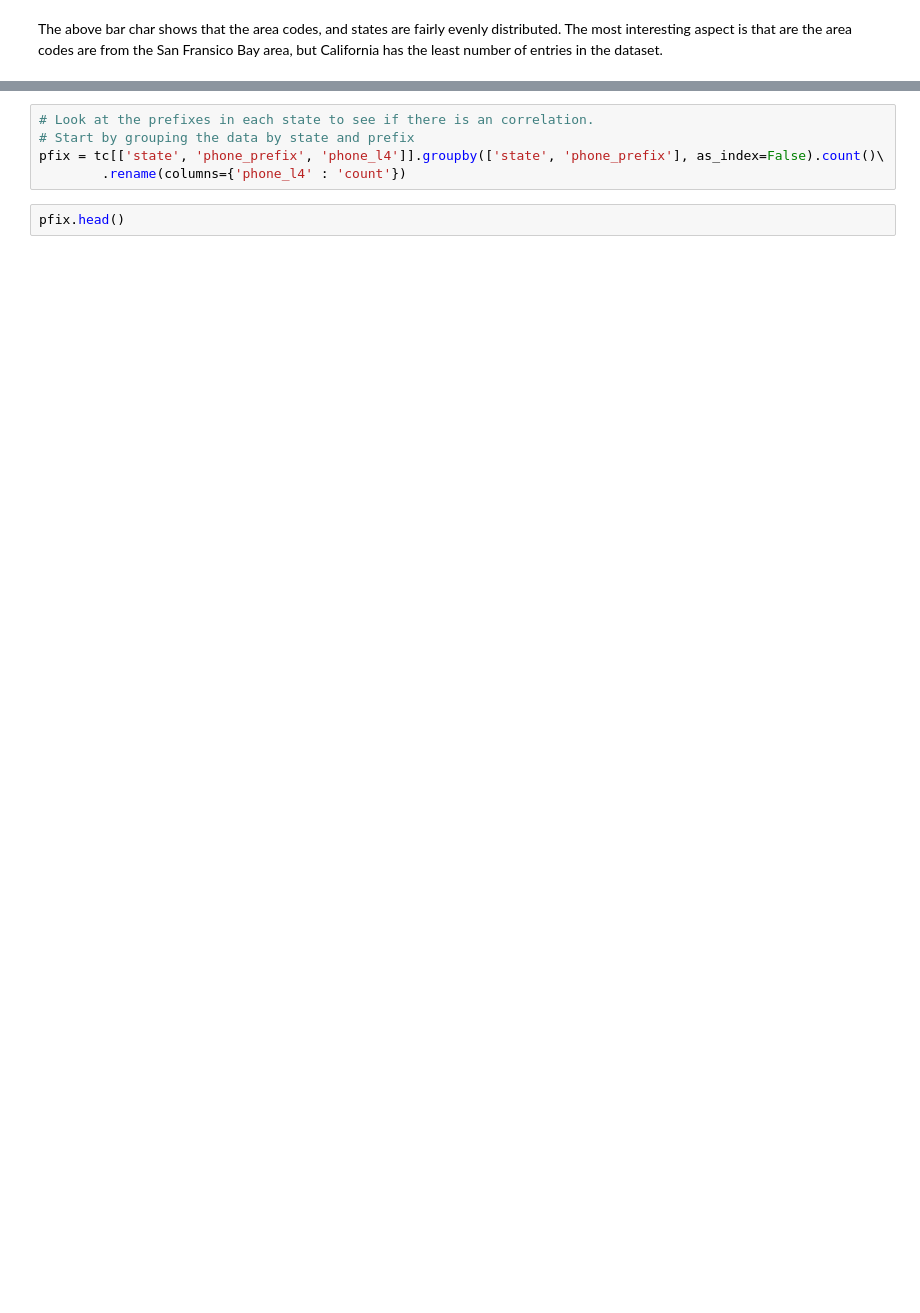
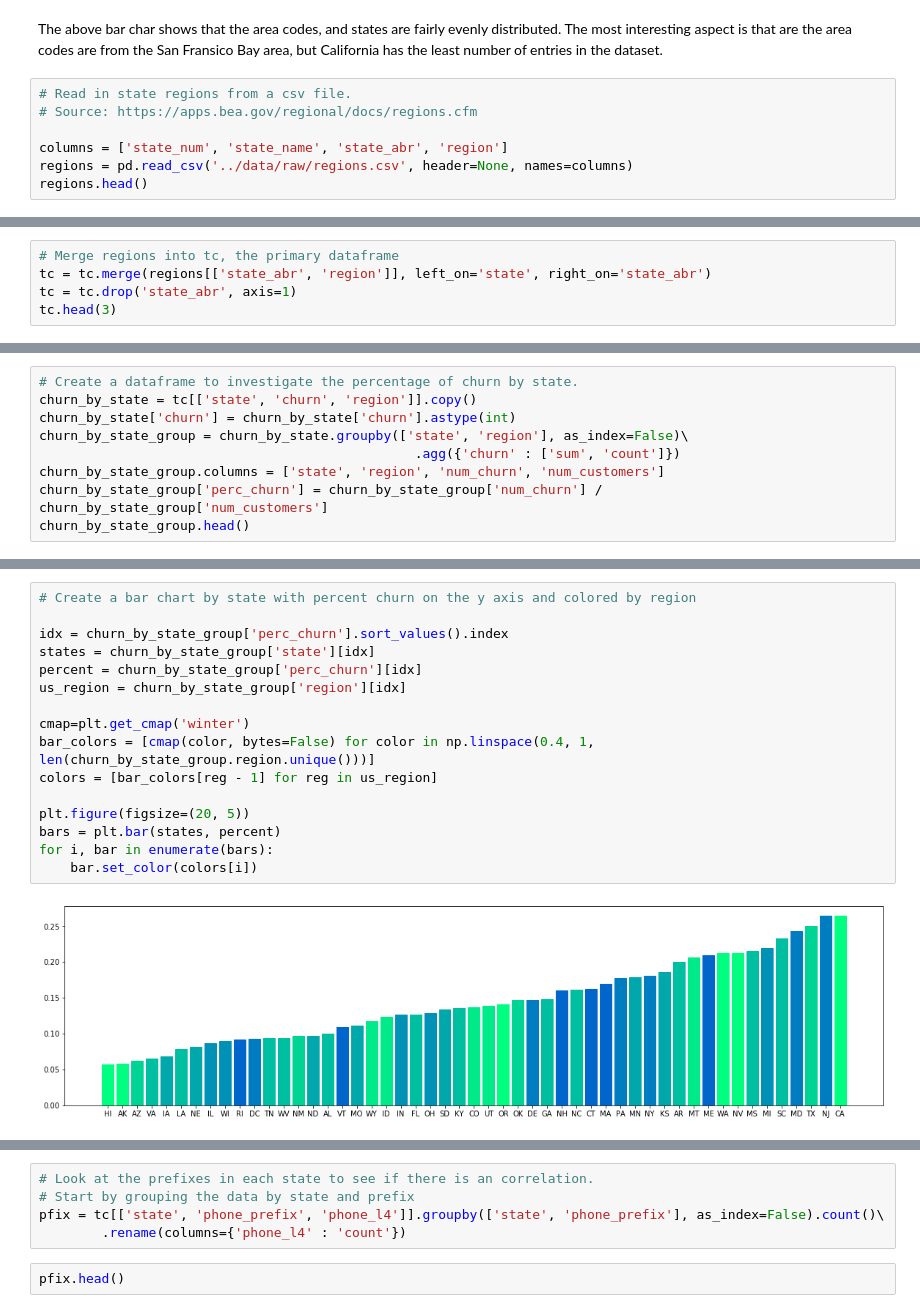
Before and after one commit to scottkds/metis_project3, a Jupyter notebook: models/Churn_EDA.ipynb, the cells around one changed output, grey strips where cells are left out. Cells and saved outputs as stored; diff of their text form; blank space fills up the shorter version.

```diff
--- a/models/Churn_EDA.ipynb
+++ b/models/Churn_EDA.ipynb
@@ -99,2 +112,9 @@ plt.legend(labels=['408', '415', '510']);
 # %% [markdown]
 The above bar char shows that the area codes, and states are fairly evenly distributed. The most interesting aspect is that are the area codes are from the San Fransico Bay area, but California has the least number of entries in the dataset.
+# %%
+# Read in state regions from a csv file.
+# Source: https://apps.bea.gov/regional/docs/regions.cfm
+
+columns = ['state_num', 'state_name', 'state_abr', 'region']
+regions = pd.read_csv('../data/raw/regions.csv', header=None, names=columns)
+regions.head()
@@ -100,0 +128,5 @@ The above bar char shows that the area codes, and states are fairly evenly distr
+# %%
+# Merge regions into tc, the primary dataframe
+tc = tc.merge(regions[['state_abr', 'region']], left_on='state', right_on='state_abr')
+tc = tc.drop('state_abr', axis=1)
+tc.head(3)
@@ -100,0 +138,9 @@ The above bar char shows that the area codes, and states are fairly evenly distr
+# %%
+# Create a dataframe to investigate the percentage of churn by state.
+churn_by_state = tc[['state', 'churn', 'region']].copy()
+churn_by_state['churn'] = churn_by_state['churn'].astype(int)
+churn_by_state_group = churn_by_state.groupby(['state', 'region'], as_index=False)\
+                                                .agg({'churn' : ['sum', 'count']})
+churn_by_state_group.columns = ['state', 'region', 'num_churn', 'num_customers']
+churn_by_state_group['perc_churn'] = churn_by_state_group['num_churn'] / churn_by_state_group['num_customers']
+churn_by_state_group.head()
@@ -101,3 +195,21 @@ The above bar char shows that the area codes, and states are fairly evenly distr
+# %%
+# Create a bar chart by state with percent churn on the y axis and colored by region
+
+idx = churn_by_state_group['perc_churn'].sort_values().index
+states = churn_by_state_group['state'][idx]
+percent = churn_by_state_group['perc_churn'][idx]
+us_region = churn_by_state_group['region'][idx]
+
+cmap=plt.get_cmap('winter')
+bar_colors = [cmap(color, bytes=False) for color in np.linspace(0.4, 1, len(churn_by_state_group.region.unique()))]
+colors = [bar_colors[reg - 1] for reg in us_region]
+
+plt.figure(figsize=(20, 5))
+bars = plt.bar(states, percent)
+for i, bar in enumerate(bars):
+    bar.set_color(colors[i])
+# %% [output]
+[figure, added]
 # %%
 # Break up the phone numbers into parts to look for patterns in the prefixes
 tc[['phone_prefix','phone_l4']] = tc['phone number'].str.split('-', n=1, expand=True)
```
Also changed, not shown: parts of 21 cells of this notebook, 2 other files.
